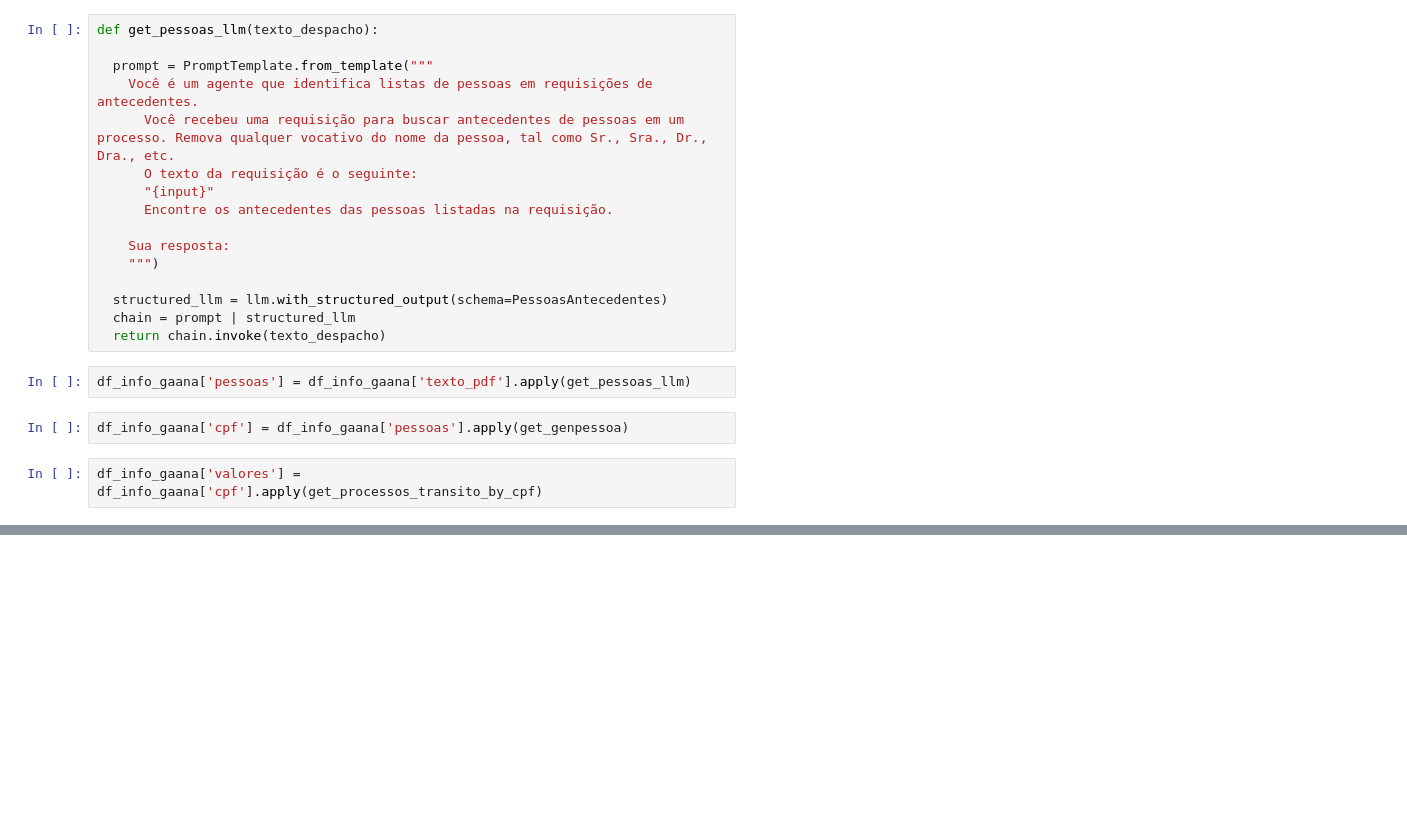
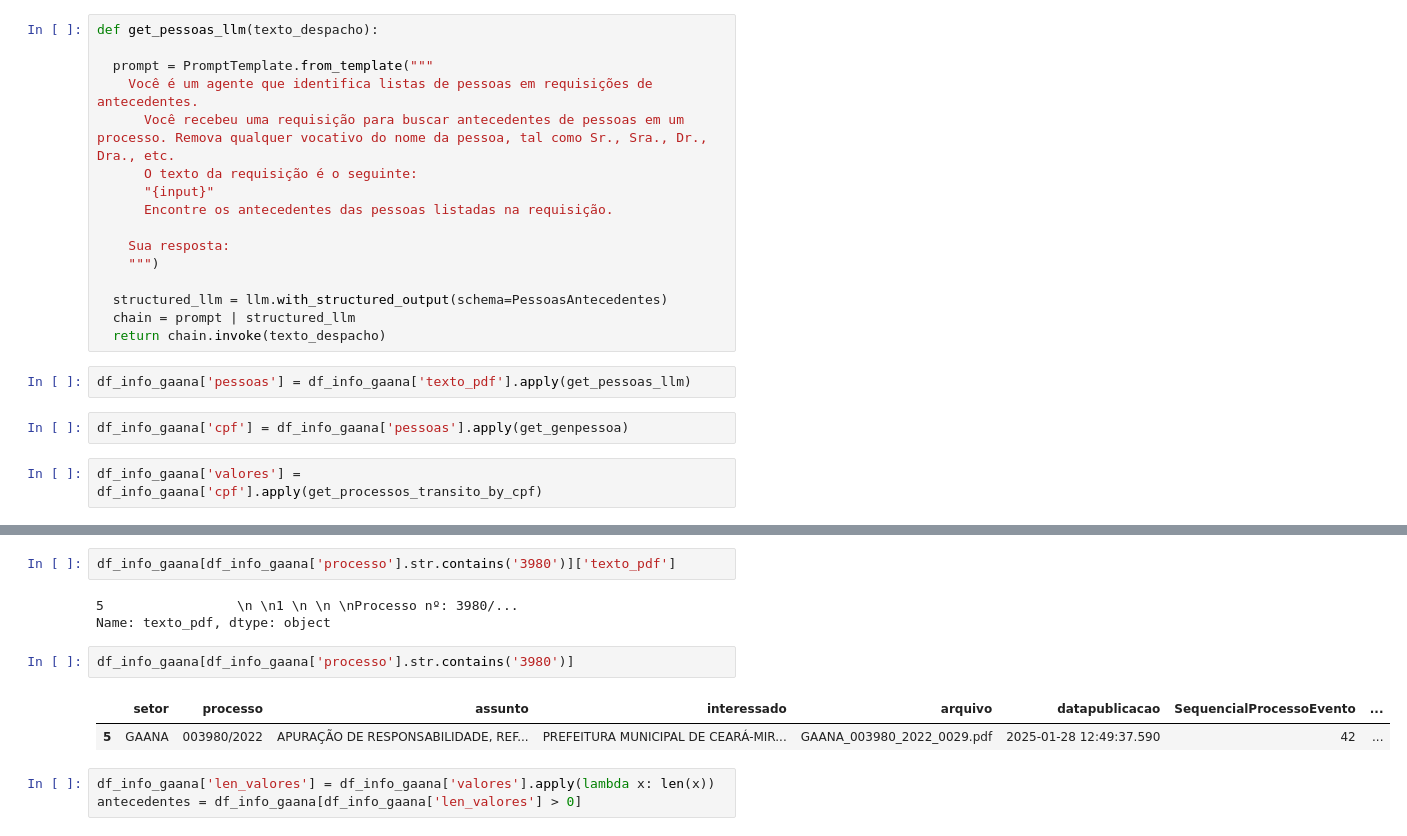
Before and after one commit to eduardoplima/ccd, a Jupyter notebook: scripts/antecedentes_batch.ipynb, the cells around one changed output, grey strips where cells are left out. Drawn from its saved outputs; the diff is of its cells as text; blank space fills up the shorter version.

Commit message:
Antecedentes template resolvidoo

```diff
--- a/scripts/antecedentes_batch.ipynb
+++ b/scripts/antecedentes_batch.ipynb
@@ -245,0 +237,13 @@ df_info_gaana
+# %%
+df_info_gaana[df_info_gaana['processo'].str.contains('3980')]['texto_pdf']
+# %% [output]
+5                 \n \n1 \n \n \nProcesso nº: 3980/...
+Name: texto_pdf, dtype: object
+# %%
+df_info_gaana[df_info_gaana['processo'].str.contains('3980')]
+# %% [output]
+|  | setor | processo | assunto | interessado | arquivo | datapublicacao | SequencialProcessoEvento | ... |
+| 5 | GAANA | 003980/2022 | APURAÇÃO DE RESPONSABILIDADE, REF... | PREFEITURA MUNICIPAL DE CEARÁ-MIR... | GAANA_003980_2022_0029.pdf | 2025-01-28 12:49:37.590 | 42 | ... |
+# %%
+df_info_gaana['len_valores'] = df_info_gaana['valores'].apply(lambda x: len(x))
+antecedentes = df_info_gaana[df_info_gaana['len_valores'] > 0]
```
Also changed, not shown: parts of 11 cells of this notebook, 55 other files.
